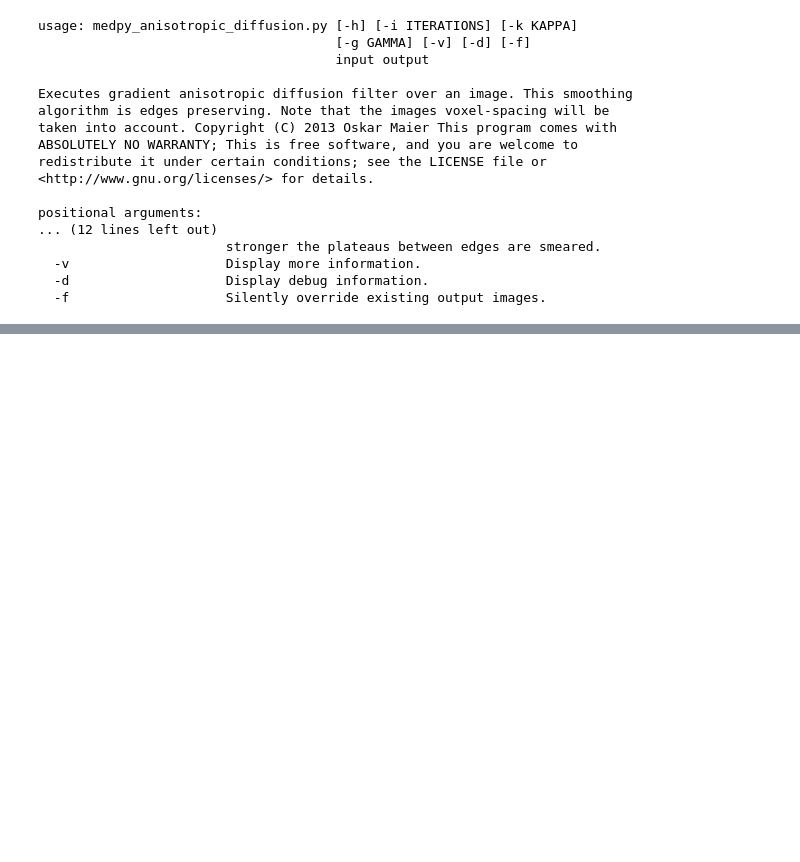
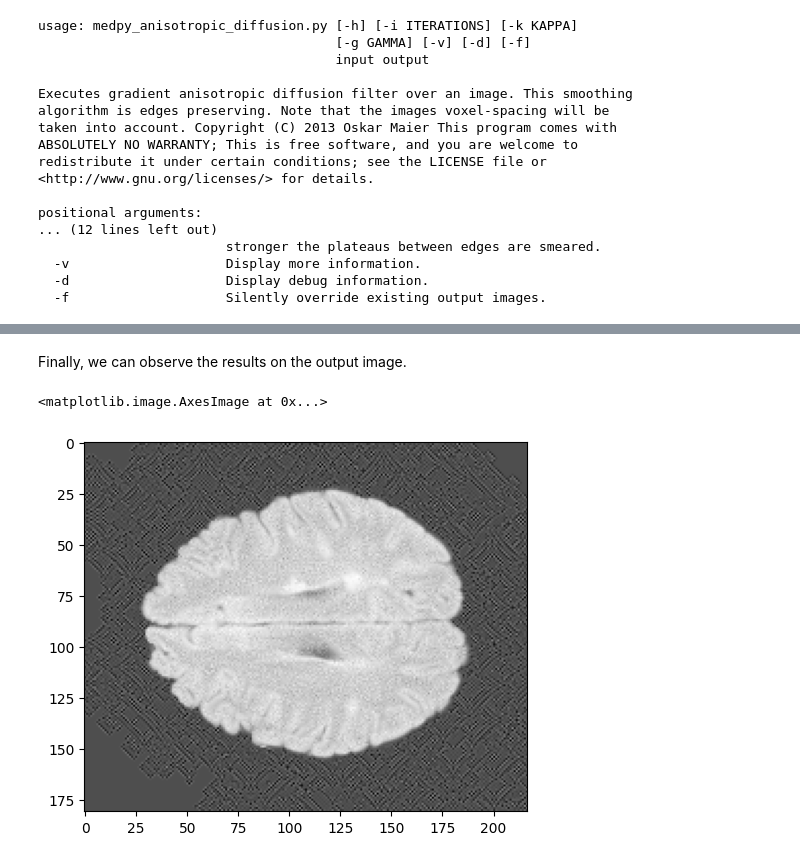
Before and after one commit to loli/medpy, a Jupyter notebook: notebooks/scripts/medpy_anisotropic_diffusion.py.ipynb, the cells around one changed output, grey strips where cells are left out. Saved outputs shown, nothing was run; the diff lists cells and outputs as text; code cells hidden in the pictures; blank space fills up the shorter version.

```diff
--- a/notebooks/scripts/medpy_anisotropic_diffusion.py.ipynb
+++ b/notebooks/scripts/medpy_anisotropic_diffusion.py.ipynb
@@ -32,0 +41,8 @@ The processed image
+# %% [markdown]
+Finally, we can observe the results on the output image.
+# %%
+o, _ = load("output/anisotropic_diffusion.nii.gz")
+plt.imshow(o, cmap = cm.Greys_r)
+# %% [output]
+<matplotlib.image.AxesImage at 0x...>
+[figure, added]
```
Also changed, not shown: parts of 7 cells of this notebook, 20 other files.
